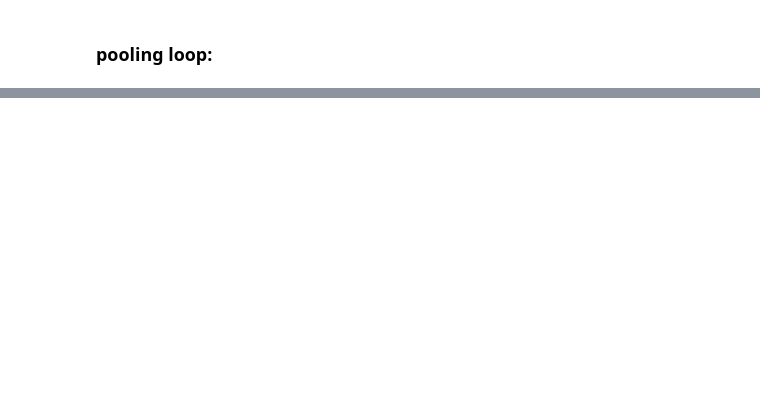
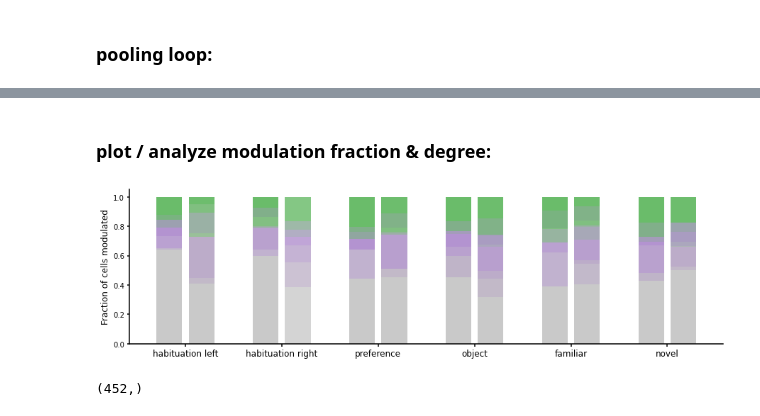
Before and after one commit to inscopix/astellas, a Jupyter notebook: astellas_modulation_analysis.ipynb, the cells around one changed output, grey strips where cells are left out. Drawn from its saved outputs; the diff is of its cells as text; code cells hidden in the pictures; blank space fills up the shorter version.

Commit message:
standalone fractional modulation analysis

```diff
--- a/astellas_modulation_analysis.ipynb
+++ b/astellas_modulation_analysis.ipynb
@@ -1115,5 +1115,5 @@ events = ['entry frames']
 dat_type = 'trace_mtx'
 do_min_subtract = True
 # %%
-dicts_out = dict.fromkeys(phase_dict.keys())
+dict_out = dict.fromkeys(phase_dict.keys())
 #dicts_out = []
@@ -1185,0 +1202,78 @@ novelty
+# %% [markdown]
+### plot / analyze modulation fraction & degree:
+# %%
+the_cmap = plt.get_cmap('tab10')
+cdict = dict(zip(stat_dict.keys(), [the_cmap(0),the_cmap(1)]))
+
+p_thresh = 0.01
+x_idx = 0
+x_side_jog = 1
+x_cond_jog = 1
+
+x_labels = []
+f,ax = plt.subplots(1,1,figsize=(15,4))
+
+for phase in phase_dict:
+    for side in (95,230):
+        for cond in stat_dict.keys():
+            mod_list = np.empty(1)
+            mod_p_list = np.empty(1)
+            non_mod_f = []
+            mod_f = []
+            pos_mod_f = np.empty(1)
+            neg_mod_f = np.empty(1)
+            alpha_mult = round((1/len(stat_dict[cond].keys())),4)
+            for subj in stat_dict[cond].keys():
+                mod_list = np.concatenate((mod_list, dict_out[phase][cond][subj][side]['entry frames']['modulation']))
+                mod_p_list = np.concatenate((mod_p_list, dict_out[phase][cond][subj][side]['entry frames']['modulation prob']))
+                if len(dict_out[phase][cond][subj][side]['entry frames']['modulation prob']) == 0:
+                    continue
+                else:
+                    num_cells = len(dict_out[phase][cond][subj][side]['entry frames']['modulation prob'])
+                    sig_idx = np.argwhere(np.asarray(dict_out[phase][cond][subj][side]['entry frames']['modulation prob']) <= p_thresh).flatten()
+                    pos_mod = np.intersect1d(sig_idx, np.argwhere(np.asarray(dict_out[phase][cond][subj][side]['entry frames']['modulation']) > 1).flatten() )
+                    neg_mod = np.intersect1d(sig_idx, np.argwhere(np.asarray(dict_out[phase][cond][subj][side]['entry frames']['modulation']) < 1).flatten() )
+
+                    the_non_mod = (sum(np.asarray(dict_out[phase][cond][subj][side]['entry frames']['modulation prob']) > p_thresh) / len(dict_out[phase][cond][subj][side]['entry frames']['modulation prob']))
+                    the_mod = (sum(np.asarray(dict_out[phase][cond][subj][side]['entry frames']['modulation prob']) <= p_thresh) / len(dict_out[phase][cond][subj][side]['entry frames']['modulation prob']))
+                    non_mod_f.append(the_non_mod)
+                    mod_f.append(the_mod)
+                #ax.bar(x_idx, np.median(the_non_mod), color = 'gray', alpha= alpha_mult)
+                #ax.bar(x_idx, np.median(the_mod), color = cdict[cond], bottom = np.median(the_non_mod), alpha=alpha_mult)
+                ax.bar(x_idx, np.median(the_non_mod), color = 'gray', alpha= alpha_mult/2)
+                ax.bar(x_idx, len(neg_mod) / num_cells, color = the_cmap(4), bottom = np.median(the_non_mod), alpha=alpha_mult)
+                ax.bar(x_idx, len(pos_mod) / num_cells, color = the_cmap(2), bottom = np.median(the_non_mod)+(len(neg_mod) / num_cells), alpha=alpha_mult)
+
+            #ax.bar(x_idx, np.median(non_mod_f), color = 'gray', alpha=.5, yerr = np.std(non_mod_f)/np.sqrt(len(non_mod_f)), ecolor = cdict[cond])
+            #ax.bar(x_idx, np.median(mod_f), color = cdict[cond], bottom = np.median(non_mod_f))
+
+            # plot entire cell population:
+            sig_idx = np.argwhere(mod_p_list <= p_thresh).flatten()
+            pos_mod = np.intersect1d(sig_idx, np.argwhere(mod_list > 1).flatten())
+            neg_mod = np.intersect1d(sig_idx, np.argwhere(mod_list < 1).flatten())
+            non_mod = np.argwhere(mod_p_list > p_thresh).flatten()
+            #ax.bar(x_idx, sum(mod_p_list > p_thresh)/len(mod_p_list), color = 'gray', alpha=.5)
+            #ax.bar(x_idx, sum(mod_p_list <=p_thresh)/len(mod_p_list), color = cdict[cond], bottom = sum(mod_p_list > p_thresh)/len(mod_p_list))
+
+            # split positive and negative modulations:
+            #ax.bar(x_idx, sum(mod_p_list > p_thresh)/len(mod_p_list), color = 'gray', alpha=.5)
+            #ax.bar(x_idx, len(neg_mod)/len(mod_p_list), color = the_cmap(4), bottom = sum(mod_p_list > p_thresh)/len(mod_p_list))
+            #ax.bar(x_idx, len(pos_mod)/len(mod_p_list), color = the_cmap(2), bottom = sum(mod_p_list > p_thresh)/len(mod_p_list) + len(neg_mod)/len(mod_p_list))
+
+            x_labels.append(phase + str(side))
+            x_idx += x_cond_jog
+        x_idx += x_side_jog
+
+
+twoaxis(ax)
+ax.set_xticks([.5, 3.5, 6.5, 9.5, 12.5, 15.5])
+ax.set_xticklabels(['habituation left','habituation right', 'preference', 'object', 'familiar', 'novel'], fontsize=12)
+ax.set_ylabel('Fraction of cells modulated', fontsize=12)
+
+plt.show()
+# %% [output]
+[figure, added]
+# %%
+print(np.shape(mod_list))
+# %% [output]
+(452,)
```
Also changed, not shown: parts of 7 cells of this notebook.
